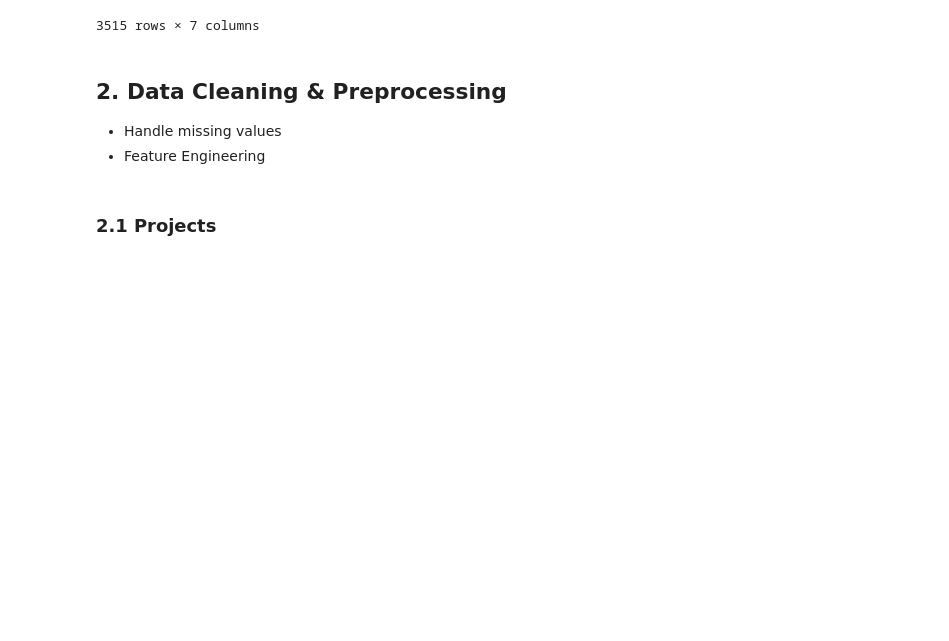
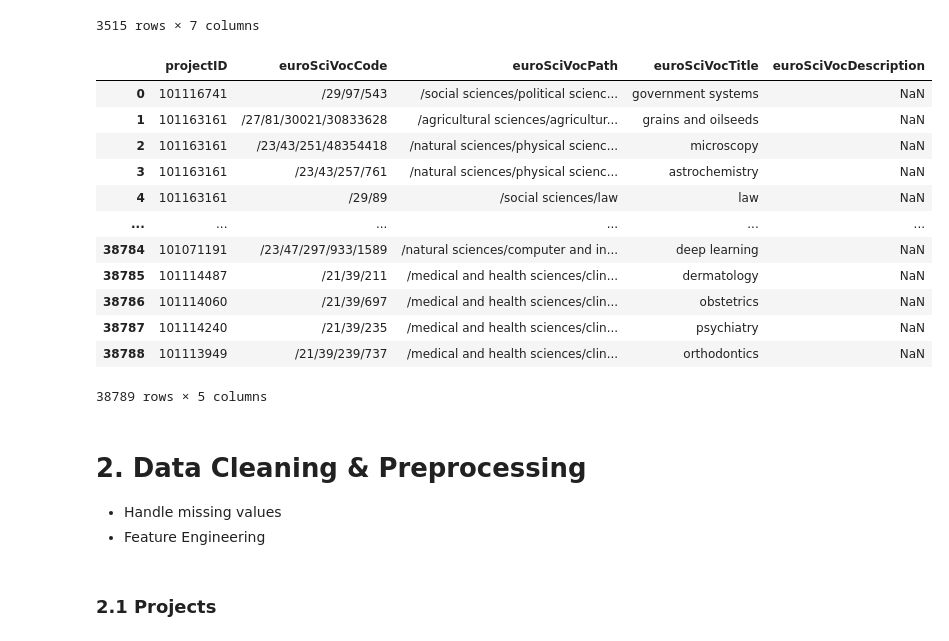
Before and after one commit to EliasIblisdir/MDA_project, a Jupyter notebook: Horizon.ipynb, the cells around one changed output. Cells and saved outputs as stored; diff of their text form; code cells hidden in the pictures; blank space fills up the shorter version.

```diff
--- a/Horizon.ipynb
+++ b/Horizon.ipynb
@@ -25,6 +25,7 @@ organizations = pd.read_csv('Data/organization.csv', encoding='utf-8', sep=';',
 deliverables = pd.read_csv('Data/projectDeliverables.csv', encoding='utf-8', sep=';', quotechar='"', on_bad_lines='skip', engine='python')
 publications = pd.read_csv('Data/projectPublications.csv', encoding='utf-8', sep=';', quotechar='"', on_bad_lines='skip', engine='python')
 reports = pd.read_csv('Data/reportSummaries.csv', encoding='utf-8', sep=';', quotechar='"', on_bad_lines='skip', engine='python')
+euroscivoc = pd.read_csv('Data/euroSciVoc.csv', encoding='utf-8', sep=';', quotechar='"', on_bad_lines='skip', engine='python')
 # %%
 projects
 # %% [output]
@@ -105,8 +106,24 @@ reports
 | 3513 | 190148437_PSHORIZON | Periodic Reporting for period 1 -... | 190148437 | EDVance | NaN | 2023-03-03 18:03:40 | 915657 |
 | 3514 | 101052293_PSHORIZON | Periodic Reporting for period 1 -... | 101052293 | MSCA2021SI | NaN | 2022-09-26 11:14:00 | 872188 |
 3515 rows × 7 columns
+# %%
+euroscivoc
+# %% [output]
+|  | projectID | euroSciVocCode | euroSciVocPath | euroSciVocTitle | euroSciVocDescription |
+| 0 | 101116741 | /29/97/543 | /social sciences/political scienc... | government systems | NaN |
+| 1 | 101163161 | /27/81/30021/30833628 | /agricultural sciences/agricultur... | grains and oilseeds | NaN |
+| 2 | 101163161 | /23/43/251/48354418 | /natural sciences/physical scienc... | microscopy | NaN |
+| 3 | 101163161 | /23/43/257/761 | /natural sciences/physical scienc... | astrochemistry | NaN |
+| 4 | 101163161 | /29/89 | /social sciences/law | law | NaN |
+| ... | ... | ... | ... | ... | ... |
+| 38784 | 101071191 | /23/47/297/933/1589 | /natural sciences/computer and in... | deep learning | NaN |
+| 38785 | 101114487 | /21/39/211 | /medical and health sciences/clin... | dermatology | NaN |
+| 38786 | 101114060 | /21/39/697 | /medical and health sciences/clin... | obstetrics | NaN |
+| 38787 | 101114240 | /21/39/235 | /medical and health sciences/clin... | psychiatry | NaN |
+| 38788 | 101113949 | /21/39/239/737 | /medical and health sciences/clin... | orthodontics | NaN |
+38789 rows × 5 columns
 # %% [markdown]
-## 2. Data Cleaning & Preprocessing
+# 2. Data Cleaning & Preprocessing
 - Handle missing values
 - Feature Engineering
 # %% [markdown]
```
Also changed, not shown: parts of 38 cells of this notebook, 1 other file.
